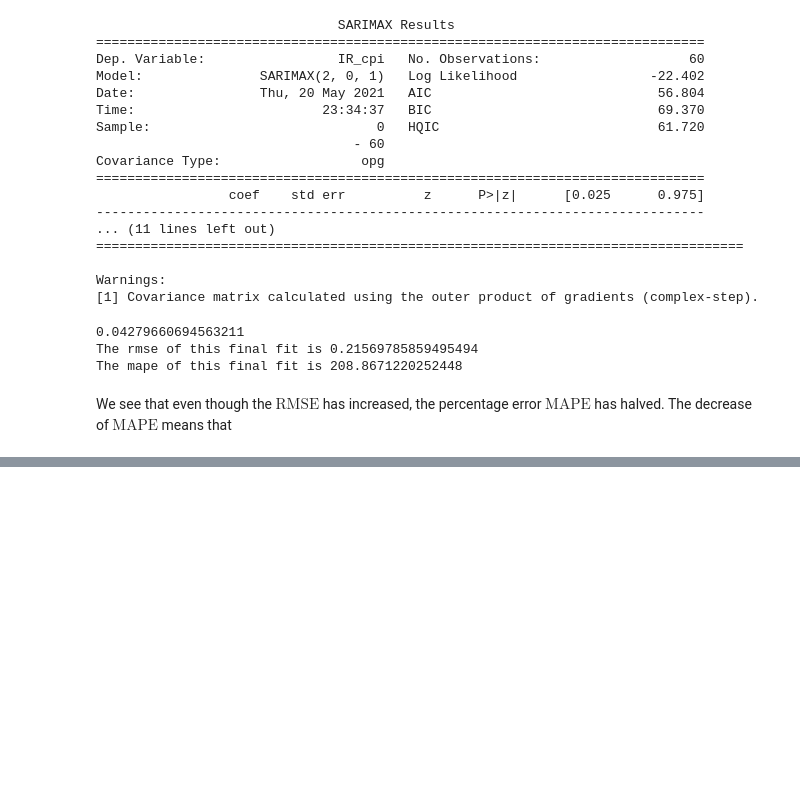
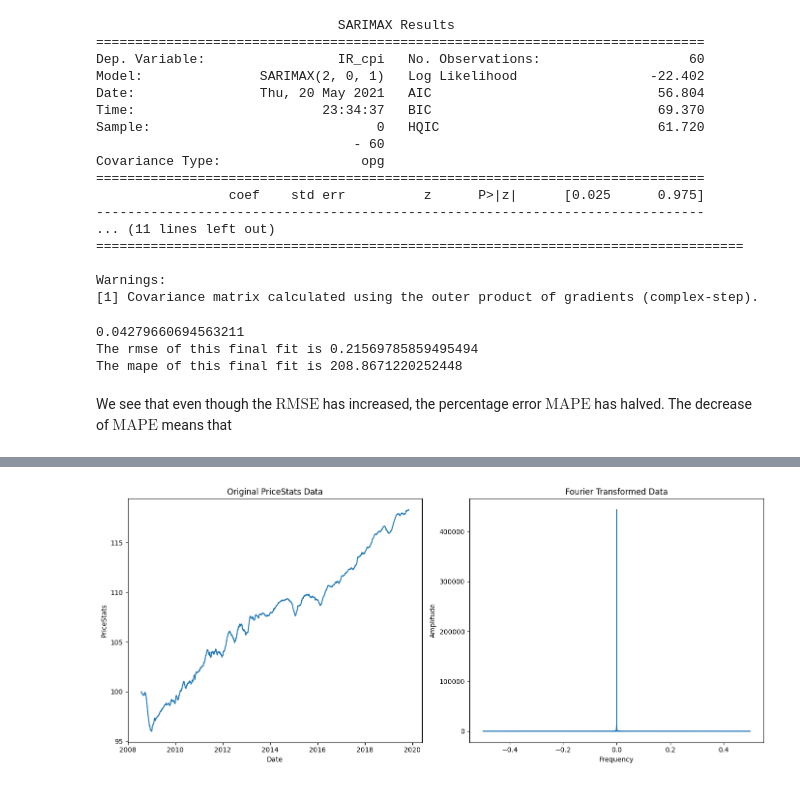
Before and after one commit to oliver2401/Time-Series-Analysis-and-NLP, a Jupyter notebook: problem3_notAutograded.ipynb, the cells around one changed output, grey strips where cells are left out. Cells and saved outputs as stored; diff of their text form; code cells hidden in the pictures; blank space fills up the shorter version.

Commit message:
Added LOESS and Fourier transform

```diff
--- a/problem3_notAutograded.ipynb
+++ b/problem3_notAutograded.ipynb
@@ -624,0 +652,35 @@ show(p)
+# %%
+import numpy as np
+import matplotlib.pyplot as plt
+from scipy.fft import fft
+
+# Convert date column to datetime
+df = pd.read_csv("datasets/CPI.csv")
+df['date'] = pd.to_datetime(df['date'])
+
+# Extract the PriceStats column
+price_stats = df['PriceStats'].values
+
+# Apply Fourier Transformation
+price_stats_fft = fft(price_stats)
+frequencies = np.fft.fftfreq(len(price_stats))
+
+# Plot the original PriceStats data
+plt.figure(figsize=(14, 6))
+plt.subplot(1, 2, 1)
+plt.plot(df['date'], price_stats)
+plt.title('Original PriceStats Data')
+plt.xlabel('Date')
+plt.ylabel('PriceStats')
+
+# Plot the Fourier Transformed data
+plt.subplot(1, 2, 2)
+plt.plot(frequencies, np.abs(price_stats_fft))
+plt.title('Fourier Transformed Data')
+plt.xlabel('Frequency')
+plt.ylabel('Amplitude')
+
+plt.tight_layout()
+plt.show()
+# %% [output]
+[figure, added]
```
Also changed, not shown: parts of 2 cells of this notebook.
